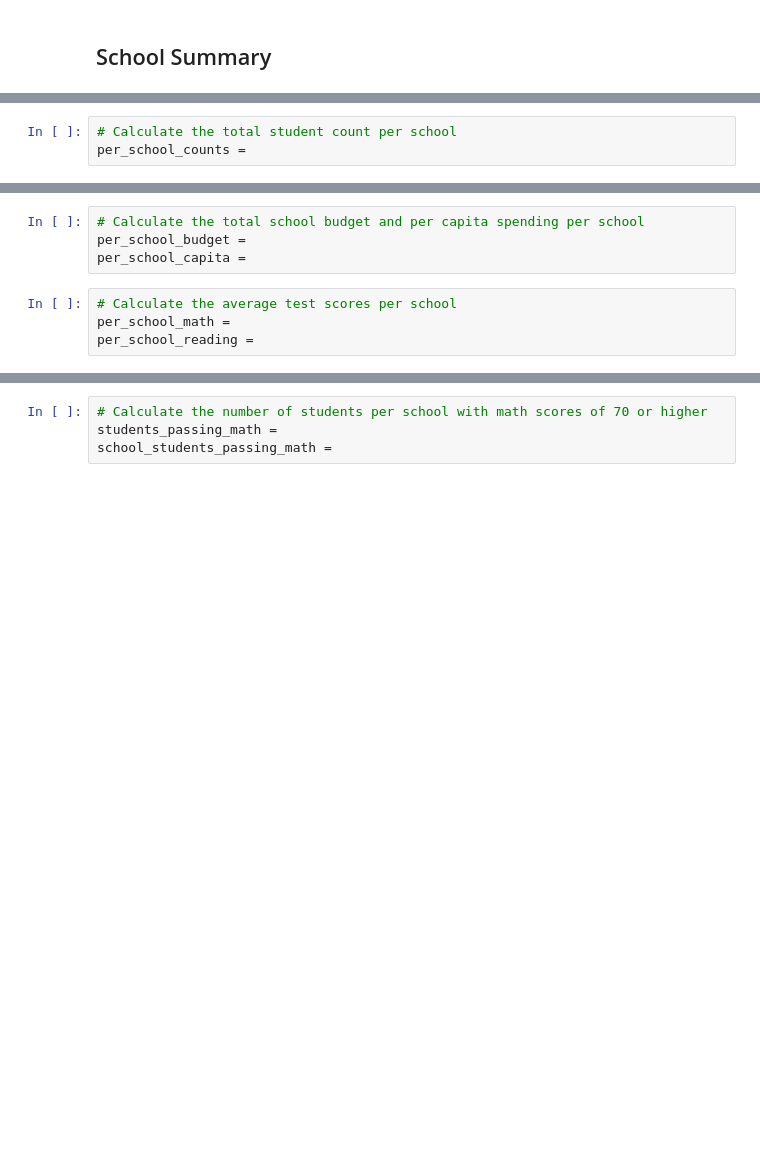
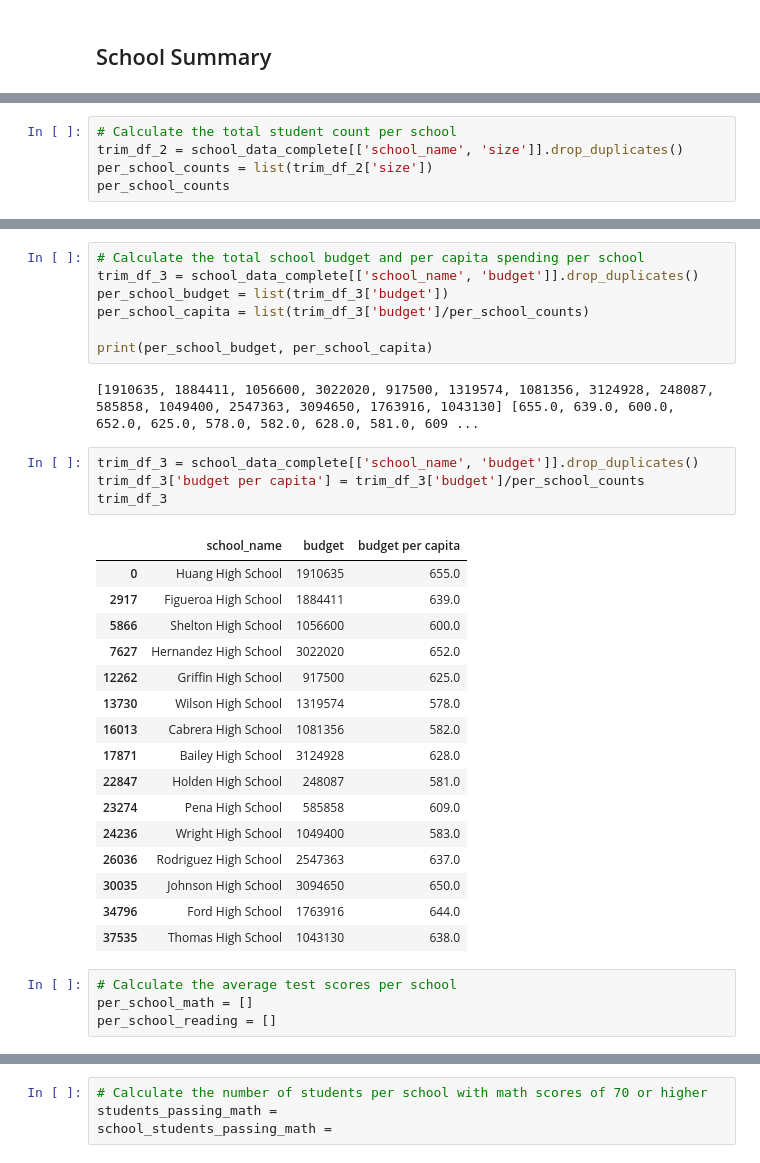
Before and after one commit to maxpopper/pandas-challenge, a Jupyter notebook: PyCitySchools/PyCitySchools_real.ipynb, the cells around one changed output, grey strips where cells are left out. Saved outputs shown, nothing was run; the diff lists cells and outputs as text; blank space fills up the shorter version.

Commit message:
midway through school summary

```diff
--- a/PyCitySchools/PyCitySchools_real.ipynb
+++ b/PyCitySchools/PyCitySchools_real.ipynb
@@ -110,3 +129,5 @@ school_types =
 # %%
 # Calculate the total student count per school
-per_school_counts =
+trim_df_2 = school_data_complete[['school_name', 'size']].drop_duplicates()
+per_school_counts = list(trim_df_2['size'])
+per_school_counts
@@ -113,8 +150,34 @@ per_school_counts =
 # %%
 # Calculate the total school budget and per capita spending per school
-per_school_budget =
-per_school_capita =
+trim_df_3 = school_data_complete[['school_name', 'budget']].drop_duplicates()
+per_school_budget = list(trim_df_3['budget'])
+per_school_capita = list(trim_df_3['budget']/per_school_counts)
+
+print(per_school_budget, per_school_capita)
+# %% [output]
+[1910635, 1884411, 1056600, 3022020, 917500, 1319574, 1081356, 3124928, 248087, 585858, 1049400, 2547363, 3094650, 1763916, 1043130] [655.0, 639.0, 600.0, 652.0, 625.0, 578.0, 582.0, 628.0, 581.0, 609 ...
+# %%
+trim_df_3 = school_data_complete[['school_name', 'budget']].drop_duplicates()
+trim_df_3['budget per capita'] = trim_df_3['budget']/per_school_counts
+trim_df_3
+# %% [output]
+|  | school_name | budget | budget per capita |
+| 0 | Huang High School | 1910635 | 655.0 |
+| 2917 | Figueroa High School | 1884411 | 639.0 |
+| 5866 | Shelton High School | 1056600 | 600.0 |
+| 7627 | Hernandez High School | 3022020 | 652.0 |
+| 12262 | Griffin High School | 917500 | 625.0 |
+| 13730 | Wilson High School | 1319574 | 578.0 |
+| 16013 | Cabrera High School | 1081356 | 582.0 |
+| 17871 | Bailey High School | 3124928 | 628.0 |
+| 22847 | Holden High School | 248087 | 581.0 |
+| 23274 | Pena High School | 585858 | 609.0 |
+| 24236 | Wright High School | 1049400 | 583.0 |
+| 26036 | Rodriguez High School | 2547363 | 637.0 |
+| 30035 | Johnson High School | 3094650 | 650.0 |
+| 34796 | Ford High School | 1763916 | 644.0 |
+| 37535 | Thomas High School | 1043130 | 638.0 |
 # %%
 # Calculate the average test scores per school
-per_school_math =
-per_school_reading =
+per_school_math = []
+per_school_reading = []
```
Also changed, not shown: parts of 4 cells of this notebook.
